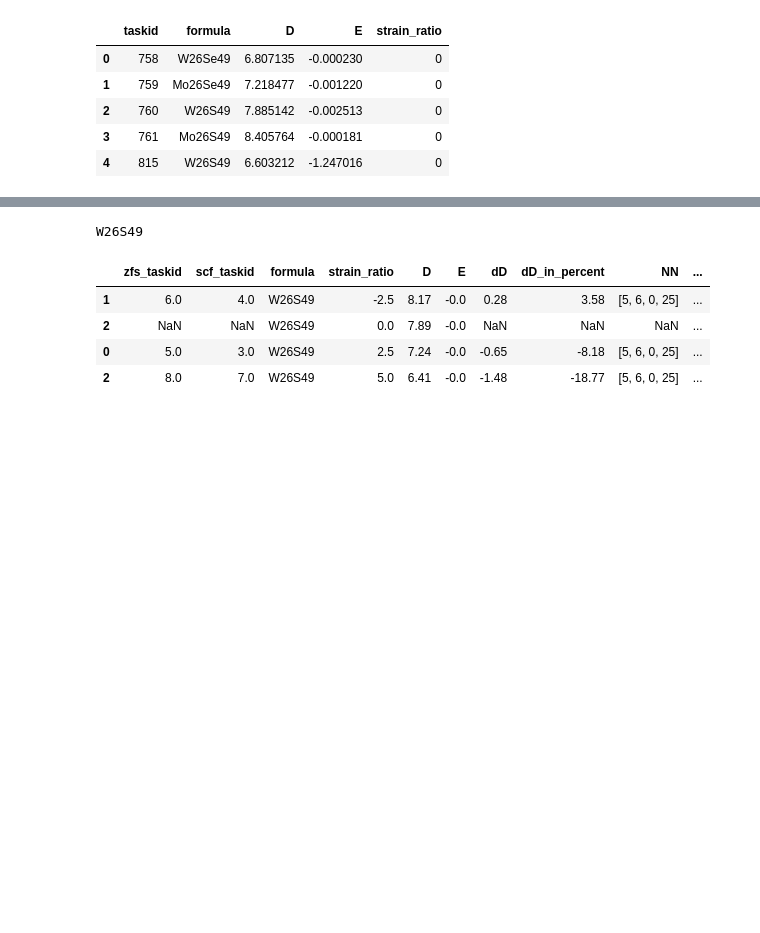
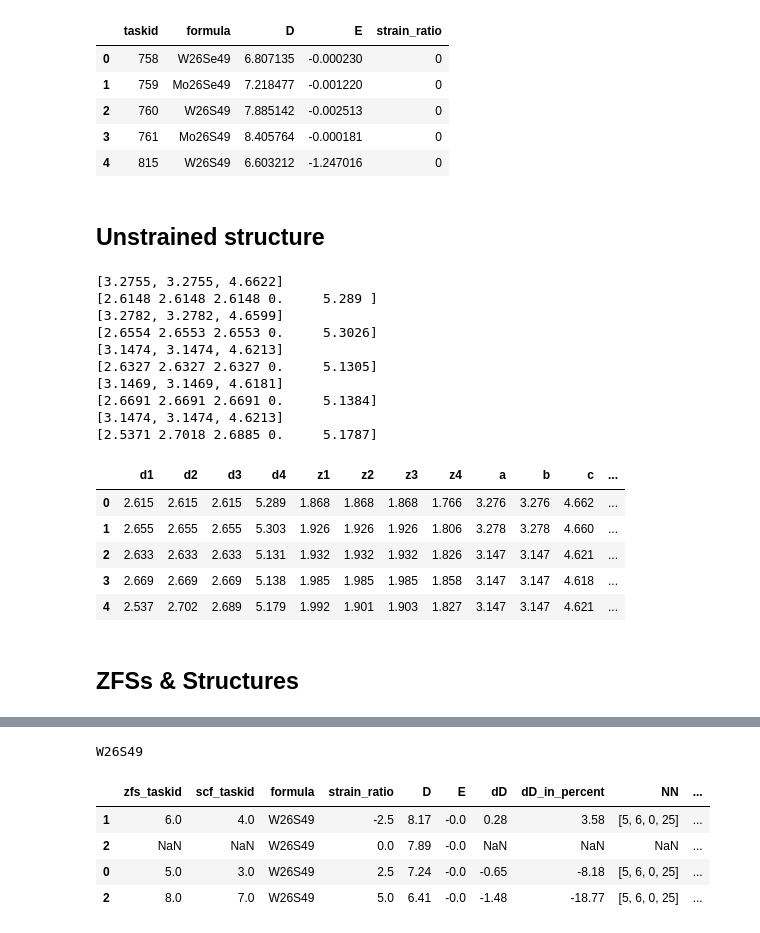
Before and after one commit to tsaie79/JPack, a Jupyter notebook: projects/qubit_sensor/analysis/data_analysis.ipynb, the cells around one changed output, grey strips where cells are left out. Cells and saved outputs as stored; diff of their text form; code cells hidden in the pictures; blank space fills up the shorter version.

```diff
--- a/projects/qubit_sensor/analysis/data_analysis.ipynb
+++ b/projects/qubit_sensor/analysis/data_analysis.ipynb
@@ -50,12 +35,0 @@ display(df.loc[:, ["strain", "d1", "z1", "z4", "a", "b"]])
-# %%
-# db_name, col_name = "owls", "mx2_antisite_pc"
-db_name, col_name = "single_photon_emitter", "standard_defect"
-
-col = get_db(db_name, col_name).collection
-# mx2s = col.find({"task_id":{"$in": [3091, 3083, 3093, 3097, 3094, 3102]}})
-mx2s = col.find({"task_id": {"$in": [640, 642, 643, 632, 636, 653]}})
-for e in mx2s:
-    st = e["output"]["structure"]
-    f = e["formula_pretty"]
-    print(f)
-    Structure.from_dict(st).to("poscar", "structure/antisite_{}.vasp".format(f))
@@ -83,3 +57,49 @@ display(zfs0)
 | 2 | 760 | W26S49 | 7.885142 | -0.002513 | 0 |
 | 3 | 761 | Mo26S49 | 8.405764 | -0.000181 | 0 |
 | 4 | 815 | W26S49 | 6.603212 | -1.247016 | 0 |
+# %% [markdown]
+## Unstrained structure
+# %%
+st0_df = []
+es = zfs0_db.collection.find({"task_id": {"$in": [758, 759, 760, 761, 815]}})
+for e in es:
+    st = Structure.from_dict(e["structure"])
+    formula = "".join(e["formula"].split(" "))
+    if "Te" in formula:
+        bottom = 50
+        nn = [54, 49, 55, 74]
+
+    else:
+        bottom = 24
+        nn = [5, 6, 0, 25]
+
+    st0 = get_st(st, bottom=bottom, NN=nn)
+    st0[0].update(
+        {
+            "taskid": e["task_id"],
+            "formula": formula,
+            "strain_ratio": 0
+        }
+    )
+    st0_df.extend(st0)
+st0_df = pd.DataFrame(st0_df)
+display(st0_df)
+# %% [output]
+[3.2755, 3.2755, 4.6622]
+[2.6148 2.6148 2.6148 0.     5.289 ]
+[3.2782, 3.2782, 4.6599]
+[2.6554 2.6553 2.6553 0.     5.3026]
+[3.1474, 3.1474, 4.6213]
+[2.6327 2.6327 2.6327 0.     5.1305]
+[3.1469, 3.1469, 4.6181]
+[2.6691 2.6691 2.6691 0.     5.1384]
+[3.1474, 3.1474, 4.6213]
+[2.5371 2.7018 2.6885 0.     5.1787]
+|  | d1 | d2 | d3 | d4 | z1 | z2 | z3 | z4 | a | b | c | ... |
+| 0 | 2.615 | 2.615 | 2.615 | 5.289 | 1.868 | 1.868 | 1.868 | 1.766 | 3.276 | 3.276 | 4.662 | ... |
+| 1 | 2.655 | 2.655 | 2.655 | 5.303 | 1.926 | 1.926 | 1.926 | 1.806 | 3.278 | 3.278 | 4.660 | ... |
+| 2 | 2.633 | 2.633 | 2.633 | 5.131 | 1.932 | 1.932 | 1.932 | 1.826 | 3.147 | 3.147 | 4.621 | ... |
+| 3 | 2.669 | 2.669 | 2.669 | 5.138 | 1.985 | 1.985 | 1.985 | 1.858 | 3.147 | 3.147 | 4.618 | ... |
+| 4 | 2.537 | 2.702 | 2.689 | 5.179 | 1.992 | 1.901 | 1.903 | 1.827 | 3.147 | 3.147 | 4.621 | ... |
+# %% [markdown]
+## ZFSs & Structures
```
Also changed, not shown: parts of 18 cells of this notebook.
